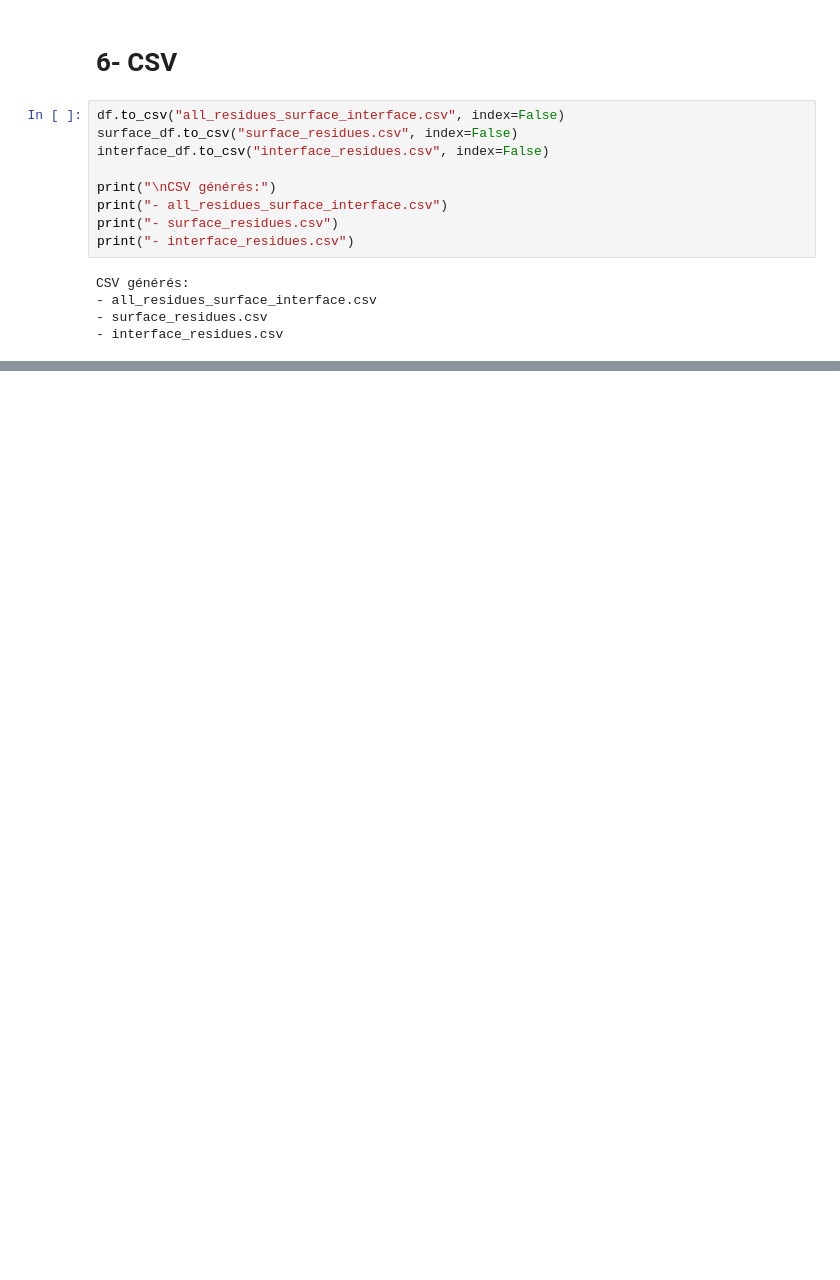
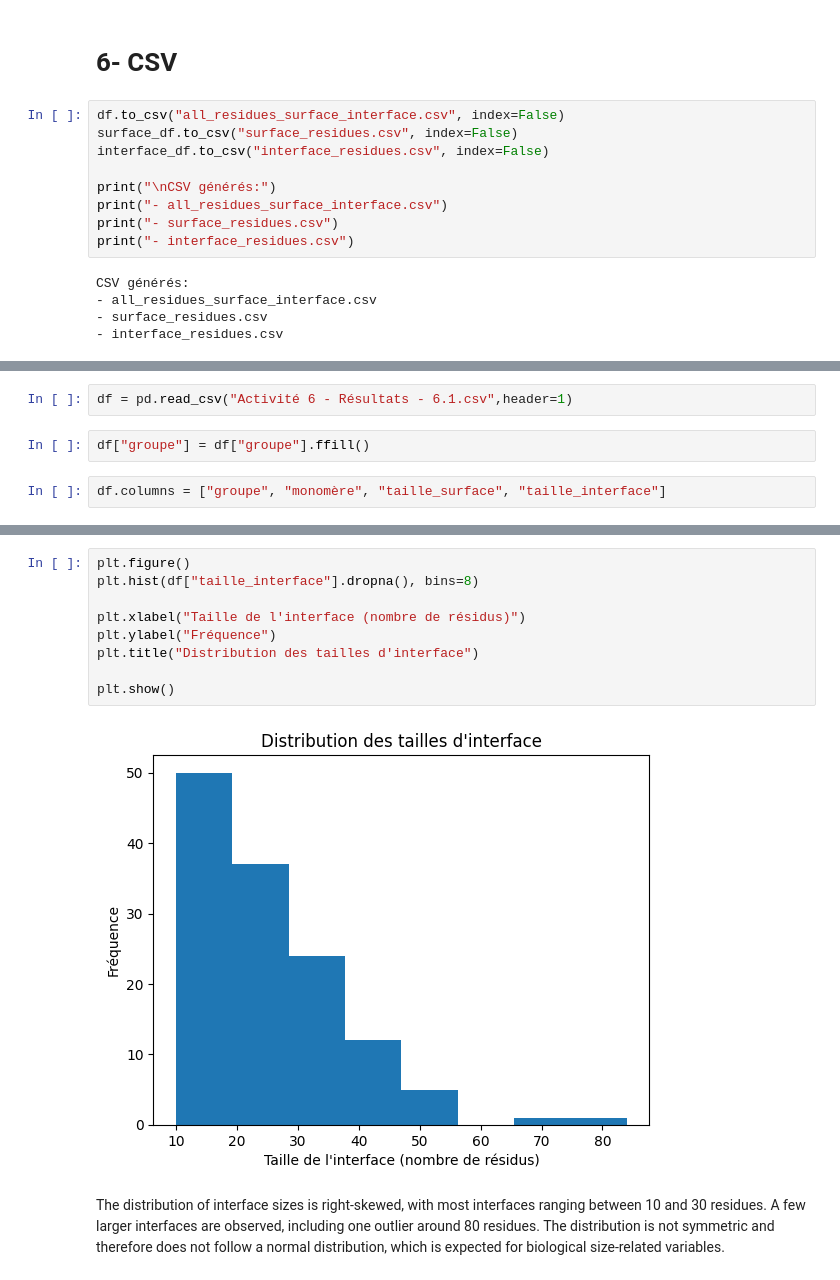
Before and after one commit to firdaouseloua/Protein_Surface_Interface, a Jupyter notebook: SASA.ipynb, the cells around one changed output, grey strips where cells are left out. Cells and saved outputs as stored; diff of their text form; blank space fills up the shorter version.

```diff
--- a/SASA.ipynb
+++ b/SASA.ipynb
@@ -252,0 +361,6 @@ CSV générés:
+# %%
+df = pd.read_csv("Activité 6 - Résultats - 6.1.csv",header=1)
+# %%
+df["groupe"] = df["groupe"].ffill()
+# %%
+df.columns = ["groupe", "monomère", "taille_surface", "taille_interface"]
@@ -252,0 +376,13 @@ CSV générés:
+# %%
+plt.figure()
+plt.hist(df["taille_interface"].dropna(), bins=8)
+
+plt.xlabel("Taille de l'interface (nombre de résidus)")
+plt.ylabel("Fréquence")
+plt.title("Distribution des tailles d'interface")
+
+plt.show()
+# %% [output]
+[figure, added]
+# %% [markdown]
+The distribution of interface sizes is right-skewed, with most interfaces ranging between 10 and 30 residues. A few larger interfaces are observed, including one outlier around 80 residues. The distribution is not symmetric and therefore does not follow a normal distribution, which is expected for biological size-related variables.
```
Also changed, not shown: parts of 26 cells of this notebook.
